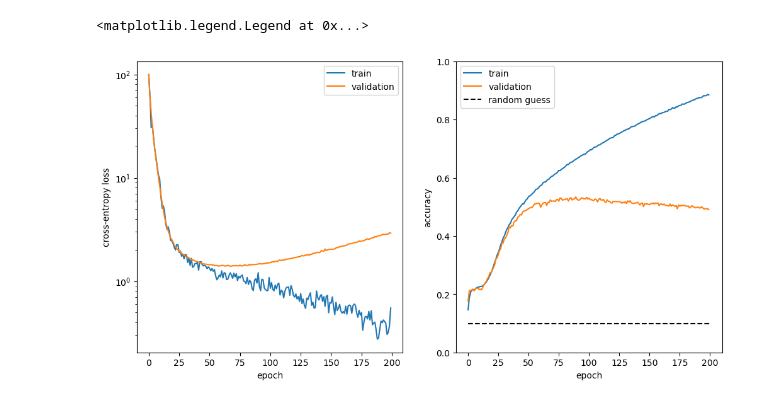
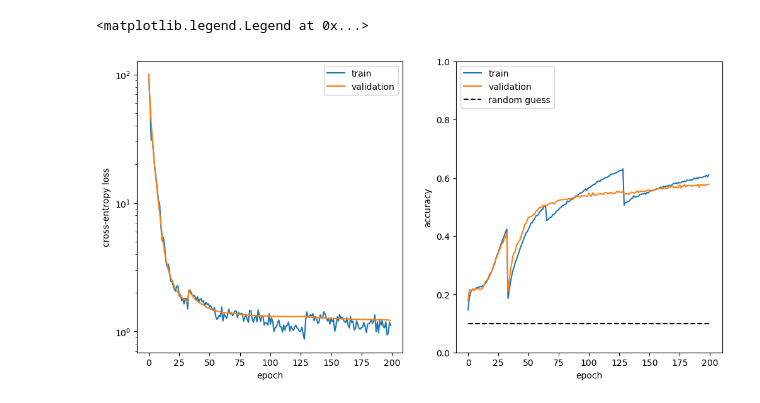
Before and after one commit to eikehmueller/deep_nn_odes, a Jupyter notebook: src/TrainCNN.ipynb, the cells around one changed output. Saved outputs shown, nothing was run; the diff lists cells and outputs as text; code cells hidden in the pictures.

Commit message:
Implemented dropout properly; adapted training

```diff
--- a/src/TrainCNN.ipynb
+++ b/src/TrainCNN.ipynb
@@ -61,11 +61,18 @@ def fit(model, params, optimizer, image_dataset_loader, batch_size=128, nepoch=1
     X_valid, y_valid = image_dataset_loader.get_validation_data()
     metrics = defaultdict(list)
     rngkey = jax.random.PRNGKey(seed=37)
-    # CNN model states for training and validation
-    train_state = dict(rngkey=rngkey, p_dropout=0.2)
+    # CNN model state for training with dropout
+    train_state = dict(rngkey=rngkey, p_dropout=0)
+    # CNN model state for validation with dropout disabled
     valid_state = dict(rngkey=rngkey, p_dropout=0)
     # Loop over epochs
     for epoch in range(nepoch):
+        if epoch > 32:
+            train_state["p_dropout"] = 0.1
+        if epoch > 64:
+            train_state["p_dropout"] = 0.2
+        if epoch > 128:
+            train_state["p_dropout"] = 0.4
         acc_train = 0.0
         # iterate over all batches
         for n, (X_batch, y_batch) in enumerate(
@@ -129,19 +135,32 @@ params, metrics = fit(
+# %%
+import pickle
+import json
+
+# Save weights and training metrics
+with open("weights_14Dec2022.npy", "wb") as f:
+    pickle.dump(params, f)
+with open("metrics_14Dec2022.json", "w", encoding="utf8") as f:
+    json.dump(metrics, f, indent=4)
 # %%
+# Load metrics from disk
+with open("metrics_14Dec2022.json","r",encoding="utf") as f:
+    metrics = json.load(f)
+
 fig, axs = plt.subplots(1,2,figsize=(12,6))
 # loss
 axs[0].plot(metrics["loss_train"],label="train")
 axs[0].plot(metrics["loss_valid"],label="validation")
 axs[0].set_yscale("log")
 axs[0].set_xlabel("epoch")
 axs[0].set_ylabel("cross-entropy loss")
 axs[0].legend(loc="upper right")
 axs[1].set_ylim(0,1)
 axs[1].plot(metrics["acc_train"],label="train")
 axs[1].plot(metrics["acc_valid"],label="validation")
 axs[1].plot([0,len(metrics["acc_train"])],[0.1,0.1],color="black",linestyle="--",label="random guess")
 axs[1].set_xlabel("epoch")
 axs[1].set_ylabel("accuracy")
 axs[1].legend(loc="upper left")
 # %% [output]
 <matplotlib.legend.Legend at 0x...>
-[figure, old version]
+[figure, new version]
```
Also changed, not shown: parts of 1 cell of this notebook, 3 other files.
